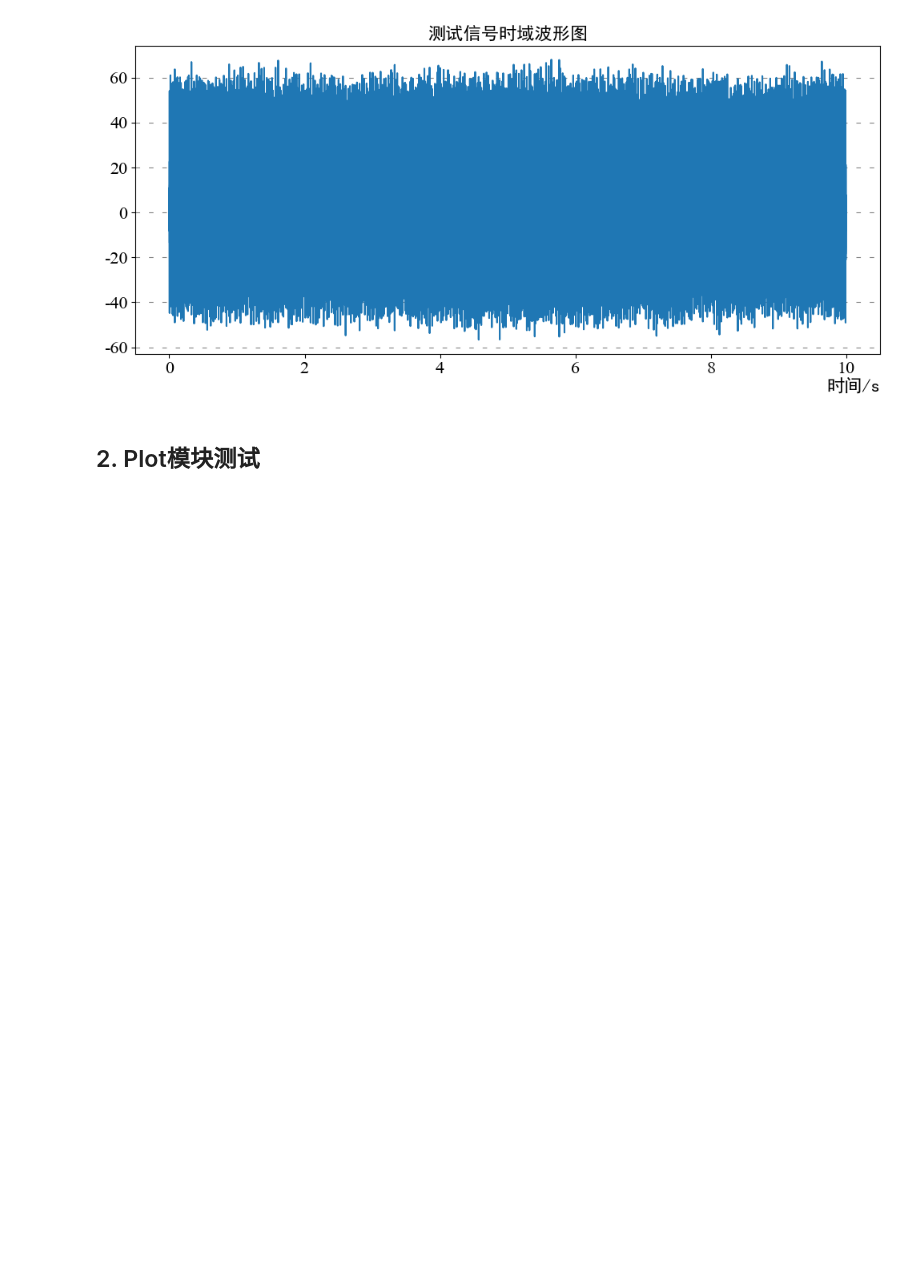
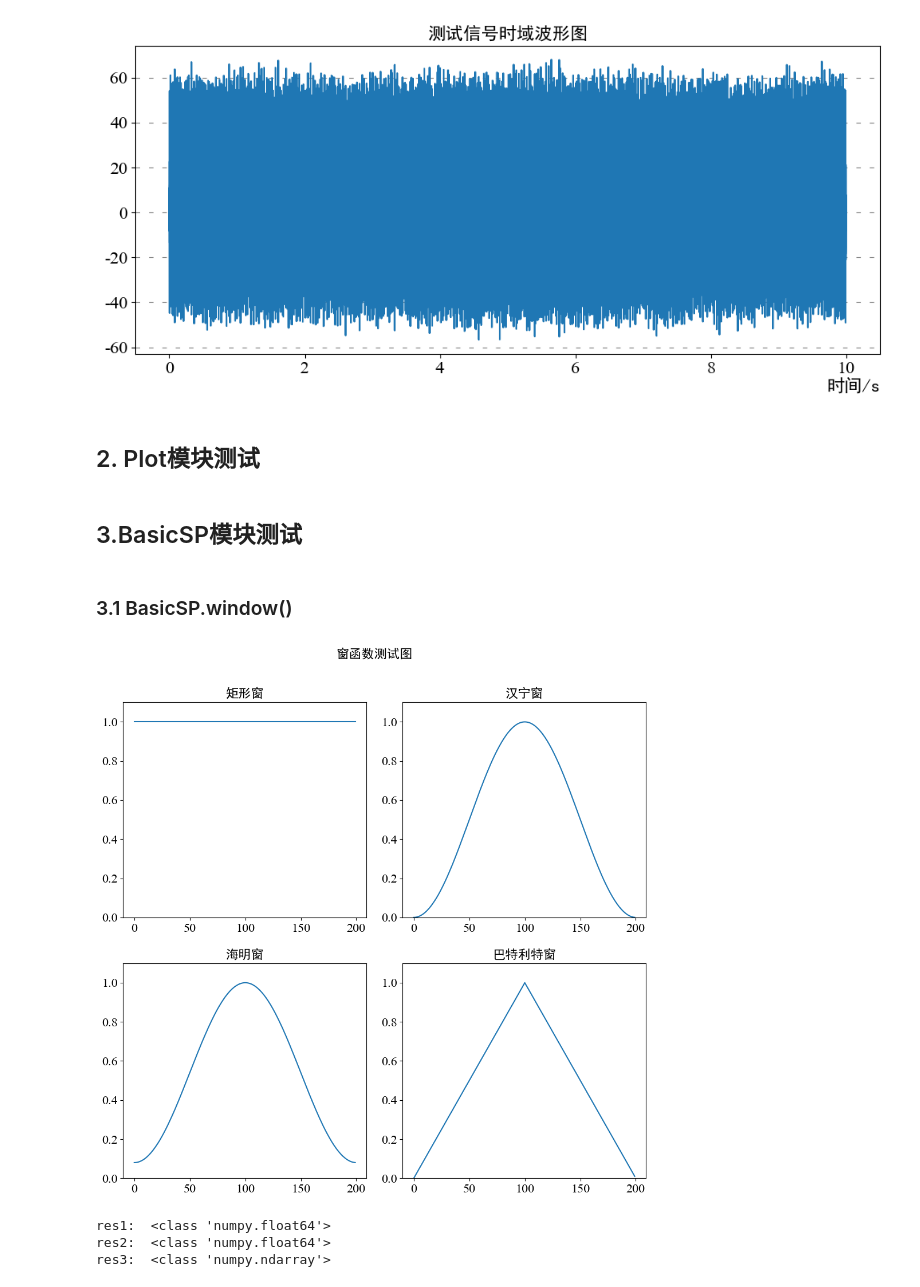
Before and after one commit to xcw1129/PySP, a Jupyter notebook: test.ipynb, the cells around one changed output. Saved outputs shown, nothing was run; the diff lists cells and outputs as text; code cells hidden in the pictures; blank space fills up the shorter version.

```diff
--- a/test.ipynb
+++ b/test.ipynb
@@ -113,18 +113,21 @@ except Exception as e:
 [figure]
 # %% [markdown]
 ## 2. Plot模块测试
-# %%
-data_list = []
-for i in range(10):
-    data = random.randn(len(t))
-    data_list.append(data)
-dataArray = np.array(data_list)
-plot_2D_Anim(
-    t,
-    dataArray,
-    xlabel="时间t(s)",
-    ylabel="幅值",
-    framelabel=[f"第{i+1}次实验" for i in range(len(dataArray))],
-    frameFps=10,
-    linecolor="black",
-)
+# %% [markdown]
+## 3.BasicSP模块测试
+# %% [markdown]
+### 3.1 BasicSP.window()
+# %%
+from PySP.BasicSP import window
+
+try:
+    res=window(type="汉宁窗",num=200,padding=50,check=True)
+    for i,r in enumerate(res):
+        print(f"res{i+1}: ",type(r))
+except Exception as e:
+    print(e)
+# %% [output]
+[figure, added]
+res1:  <class 'numpy.float64'>
+res2:  <class 'numpy.float64'>
+res3:  <class 'numpy.ndarray'>
```
Also changed, not shown: parts of 5 cells of this notebook.
